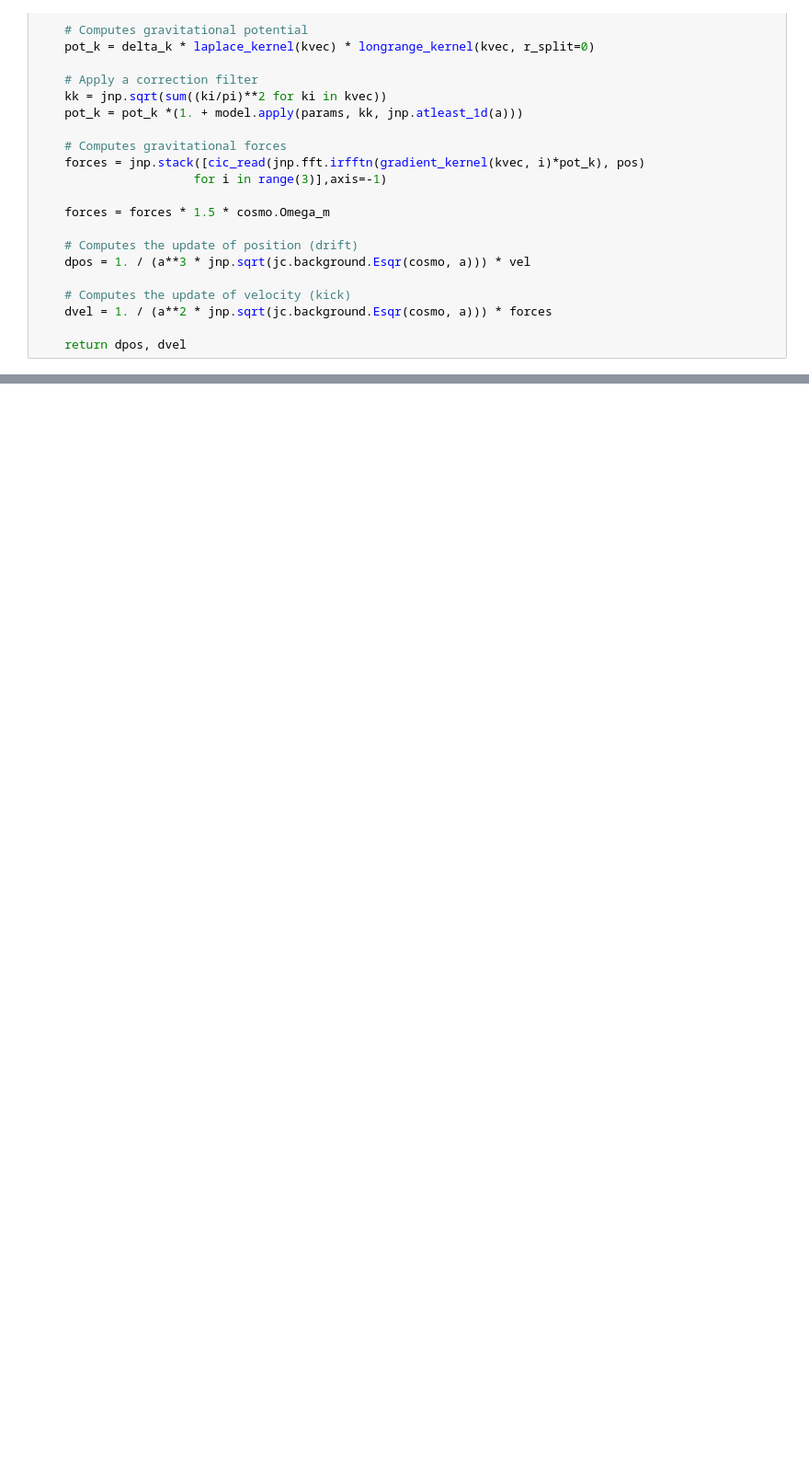
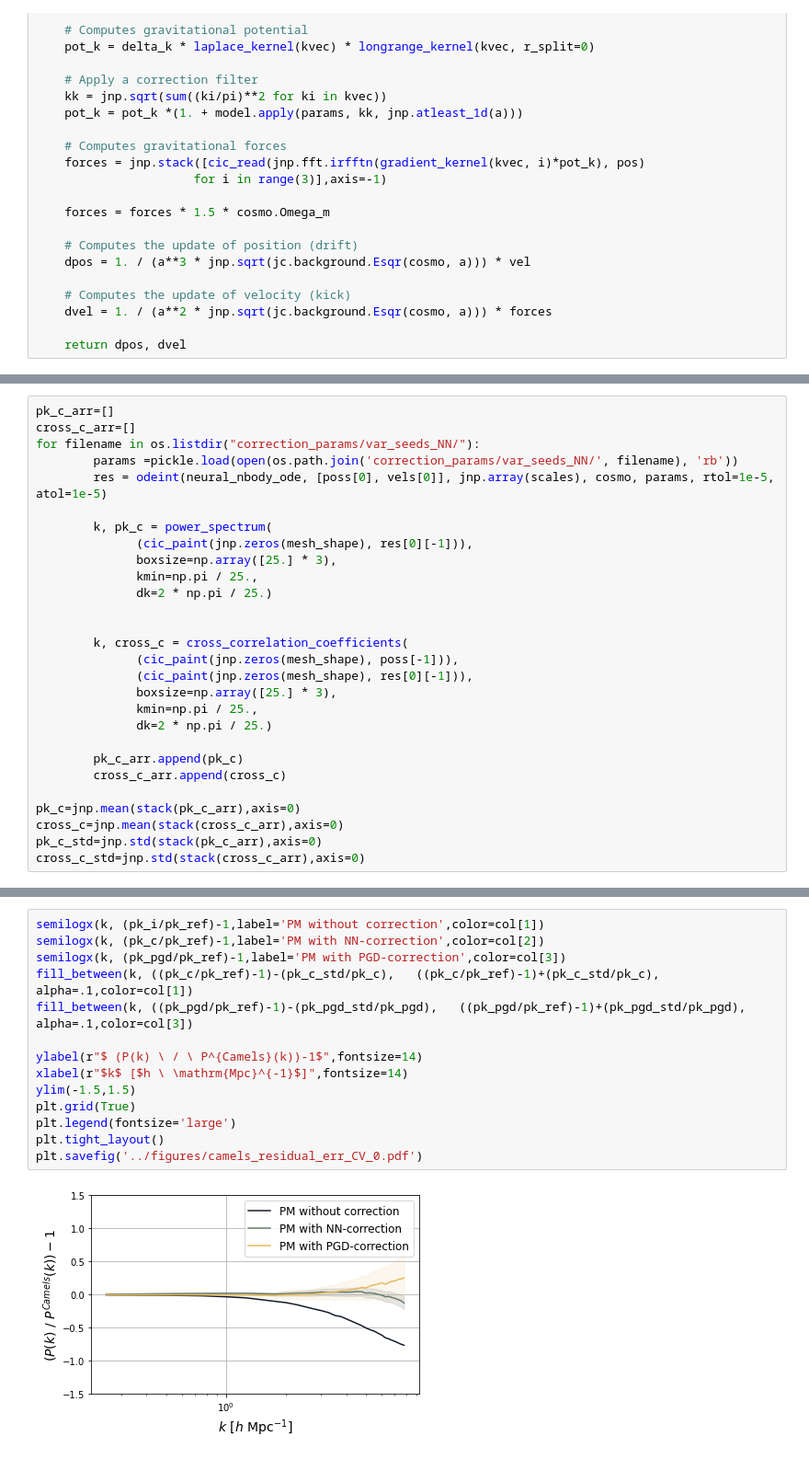
Before and after one commit to DifferentiableUniverseInitiative/jaxpm-paper, a Jupyter notebook: notebooks/NNvsPGD_CV_0.ipynb, the cells around one changed output, grey strips where cells are left out. Shown at 92% size. Saved outputs shown, nothing was run; the diff lists cells and outputs as text; blank space fills up the shorter version.

```diff
--- a/notebooks/NNvsPGD_CV_0.ipynb
+++ b/notebooks/NNvsPGD_CV_0.ipynb
@@ -184,0 +154,28 @@ params_pgd = pickle.load( open( "correction_params/camels_25_64_pkloss_PGD_CV_0.
+# %%
+pk_c_arr=[]
+cross_c_arr=[]
+for filename in os.listdir("correction_params/var_seeds_NN/"):
+        params =pickle.load(open(os.path.join('correction_params/var_seeds_NN/', filename), 'rb'))
+        res = odeint(neural_nbody_ode, [poss[0], vels[0]], jnp.array(scales), cosmo, params, rtol=1e-5, atol=1e-5)
+
+        k, pk_c = power_spectrum(
+              (cic_paint(jnp.zeros(mesh_shape), res[0][-1])),
+              boxsize=np.array([25.] * 3),
+              kmin=np.pi / 25.,
+              dk=2 * np.pi / 25.)
+
+
+        k, cross_c = cross_correlation_coefficients(
+              (cic_paint(jnp.zeros(mesh_shape), poss[-1])),
+              (cic_paint(jnp.zeros(mesh_shape), res[0][-1])),
+              boxsize=np.array([25.] * 3),
+              kmin=np.pi / 25.,
+              dk=2 * np.pi / 25.)
+
+        pk_c_arr.append(pk_c)
+        cross_c_arr.append(cross_c)
+
+pk_c=jnp.mean(stack(pk_c_arr),axis=0)
+cross_c=jnp.mean(stack(cross_c_arr),axis=0)
+pk_c_std=jnp.std(stack(pk_c_arr),axis=0)
+cross_c_std=jnp.std(stack(cross_c_arr),axis=0)
@@ -269,0 +289,16 @@ plt.grid(True)
+# %%
+semilogx(k, (pk_i/pk_ref)-1,label='PM without correction',color=col[1])
+semilogx(k, (pk_c/pk_ref)-1,label='PM with NN-correction',color=col[2])
+semilogx(k, (pk_pgd/pk_ref)-1,label='PM with PGD-correction',color=col[3])
+fill_between(k, ((pk_c/pk_ref)-1)-(pk_c_std/pk_c),   ((pk_c/pk_ref)-1)+(pk_c_std/pk_c), alpha=.1,color=col[1])
+fill_between(k, ((pk_pgd/pk_ref)-1)-(pk_pgd_std/pk_pgd),   ((pk_pgd/pk_ref)-1)+(pk_pgd_std/pk_pgd), alpha=.1,color=col[3])
+
+ylabel(r"$ (P(k) \ / \ P^{Camels}(k))-1$",fontsize=14)
+xlabel(r"$k$ [$h \ \mathrm{Mpc}^{-1}$]",fontsize=14)
+ylim(-1.5,1.5)
+plt.grid(True)
+plt.legend(fontsize='large')
+plt.tight_layout()
+plt.savefig('../figures/camels_residual_err_CV_0.pdf')
+# %% [output]
+[figure, added]
```
Also changed, not shown: parts of 32 cells of this notebook.
